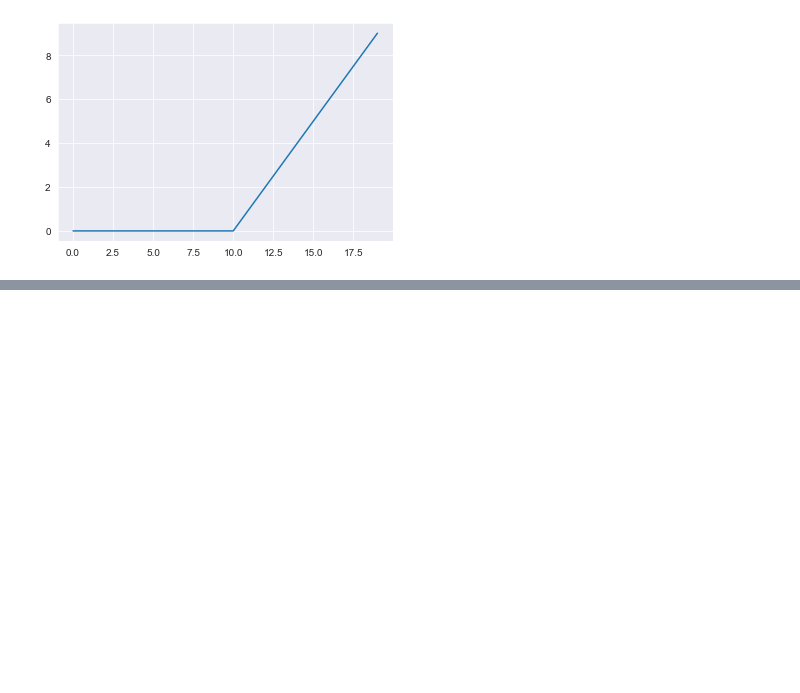
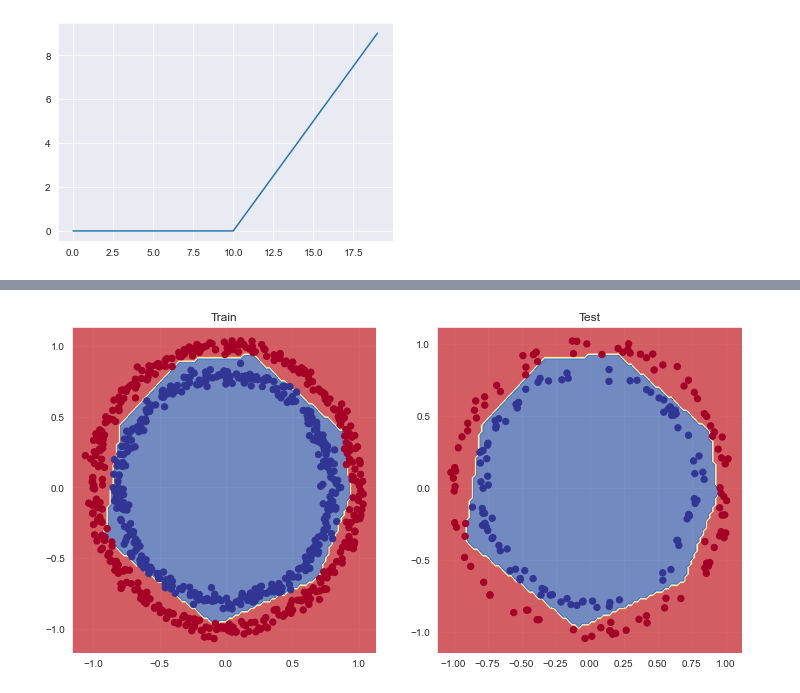
Before and after one commit to georgeharris96/TensorflowDevCourse, a Jupyter notebook: Learning Notebooks/02_neural_network_classification_with_tensorflow.ipynb, the cells around one changed output, grey strips where cells are left out. Saved outputs shown, nothing was run; the diff lists cells and outputs as text; code cells hidden in the pictures; blank space fills up the shorter version.

```diff
--- a/Learning Notebooks/02_neural_network_classification_with_tensorflow.ipynb
+++ b/Learning Notebooks/02_neural_network_classification_with_tensorflow.ipynb
@@ -640,0 +666,27 @@ plt.plot(tf.keras.activations.relu(A))
+# %%
+# Let's recreate a model to fit on the training data and evaluate on the testing data
+
+# Set the random set
+tf.random.set_seed(42)
+
+# 1. Create the model (same as model_7)
+model_8 = tf.keras.Sequential(
+    [
+        tf.keras.layers.Dense(4, activation='relu'),
+        tf.keras.layers.Dense(4, activation='relu'),
+        tf.keras.layers.Dense(1, activation='sigmoid')
+    ]
+)
+
+# 2. Compile the model
+model_8.compile(
+    loss='binary_crossentropy',
+    optimizer=tf.keras.optimizers.Adam(lr=0.01),
+    metrics=['accuracy']
+)
+
+# 3. Fit the model
+history = model_8.fit(
+    X_train, y_train,
+    epochs=25
+)
@@ -640,0 +719,14 @@ plt.plot(tf.keras.activations.relu(A))
+# %%
+# Plot the decision boundaries for the training and test sets
+plt.figure(figsize=(12, 6))
+
+plt.subplot(1, 2, 1)
+plt.title('Train')
+plot_decision_boundary(model_8, X=X_train, y=y_train)
+
+plt.subplot(1, 2, 2)
+plt.title('Test')
+plot_decision_boundary(model_8, X_test, y_test)
+
+plt.show()
+# %% [output]
@@ -640,0 +738 @@ plt.plot(tf.keras.activations.relu(A))
+[figure, added]
```
Also changed, not shown: parts of 36 cells of this notebook.
